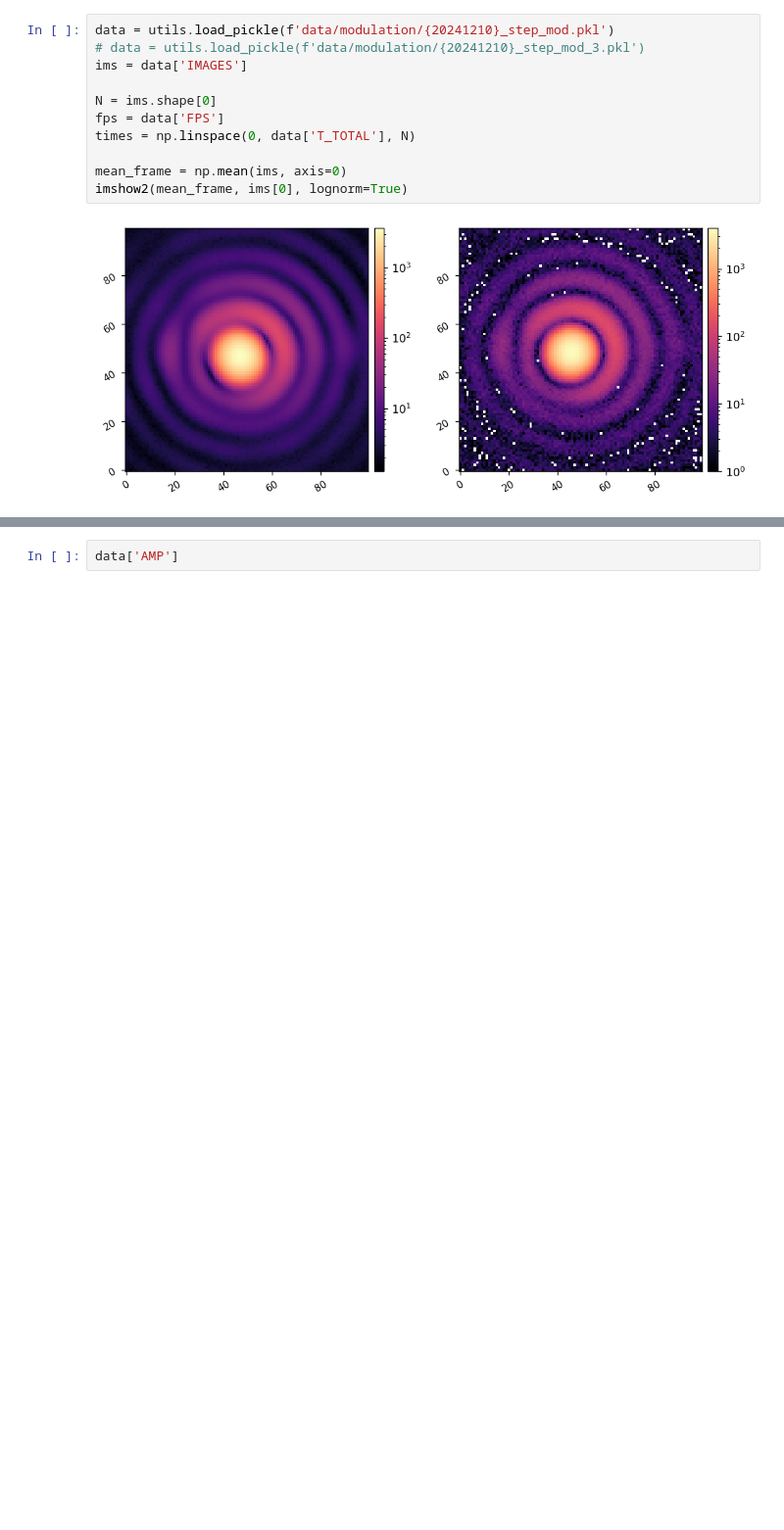
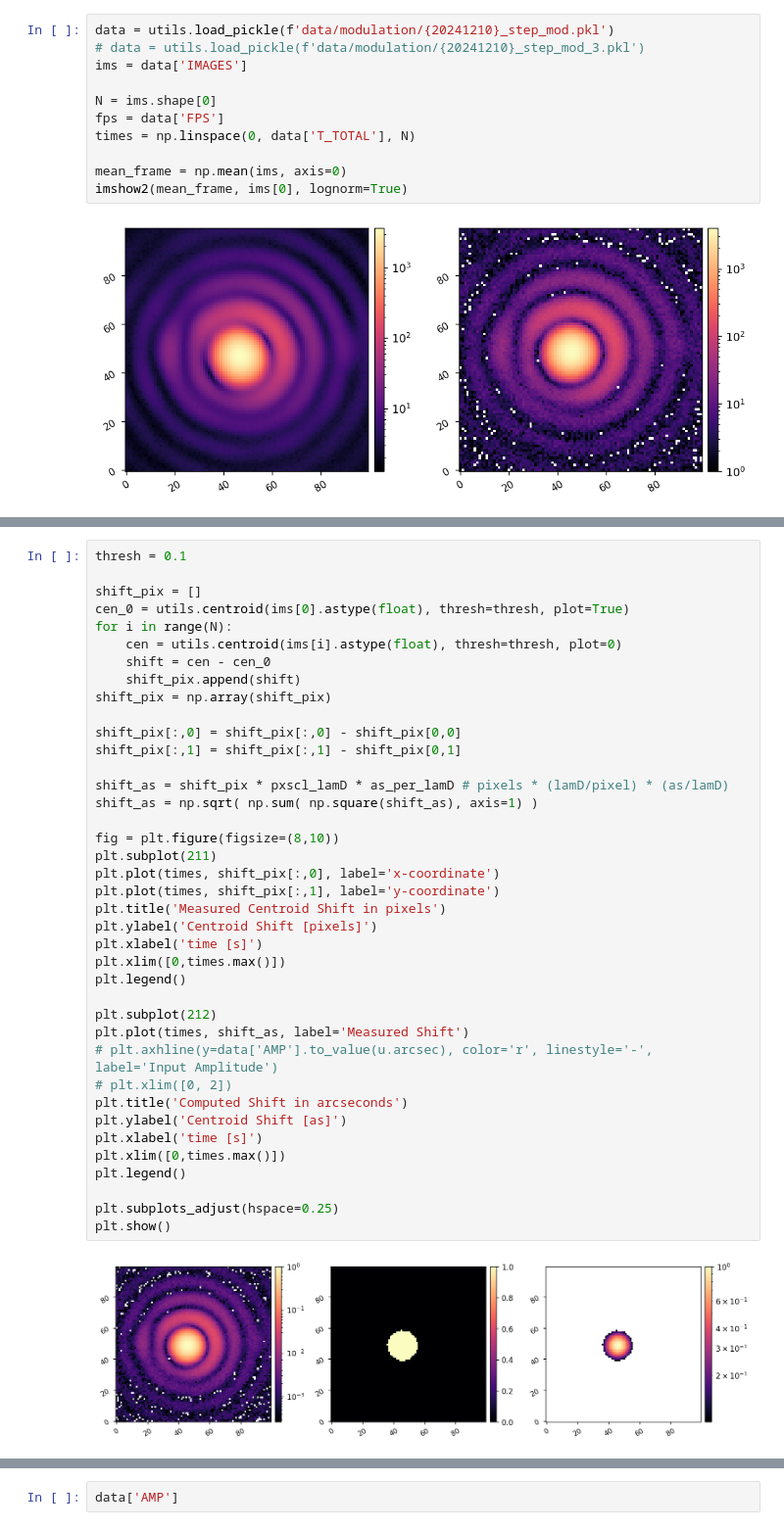
Before and after one commit to nick-lambert/fsm-exps, a Jupyter notebook: record_step_modulation.ipynb, the cells around one changed output, grey strips where cells are left out. Shown at 98% size. Cells and saved outputs as stored; diff of their text form; blank space fills up the shorter version.

```diff
--- a/record_step_modulation.ipynb
+++ b/record_step_modulation.ipynb
@@ -239,0 +245,41 @@ plt.show()
+# %%
+thresh = 0.1
+
+shift_pix = []
+cen_0 = utils.centroid(ims[0].astype(float), thresh=thresh, plot=True)
+for i in range(N):
+    cen = utils.centroid(ims[i].astype(float), thresh=thresh, plot=0)
+    shift = cen - cen_0
+    shift_pix.append(shift)
+shift_pix = np.array(shift_pix)
+
+shift_pix[:,0] = shift_pix[:,0] - shift_pix[0,0]
+shift_pix[:,1] = shift_pix[:,1] - shift_pix[0,1]
+
+shift_as = shift_pix * pxscl_lamD * as_per_lamD # pixels * (lamD/pixel) * (as/lamD)
+shift_as = np.sqrt( np.sum( np.square(shift_as), axis=1) )
+
+fig = plt.figure(figsize=(8,10))
+plt.subplot(211)
+plt.plot(times, shift_pix[:,0], label='x-coordinate')
+plt.plot(times, shift_pix[:,1], label='y-coordinate')
+plt.title('Measured Centroid Shift in pixels')
+plt.ylabel('Centroid Shift [pixels]')
+plt.xlabel('time [s]')
+plt.xlim([0,times.max()])
+plt.legend()
+
+plt.subplot(212)
+plt.plot(times, shift_as, label='Measured Shift')
+# plt.axhline(y=data['AMP'].to_value(u.arcsec), color='r', linestyle='-', label='Input Amplitude')
+# plt.xlim([0, 2])
+plt.title('Computed Shift in arcseconds')
+plt.ylabel('Centroid Shift [as]')
+plt.xlabel('time [s]')
+plt.xlim([0,times.max()])
+plt.legend()
+
+plt.subplots_adjust(hspace=0.25)
+plt.show()
+# %% [output]
+[figure, added]
```
Also changed, not shown: parts of 5 cells of this notebook, 1 other file.
